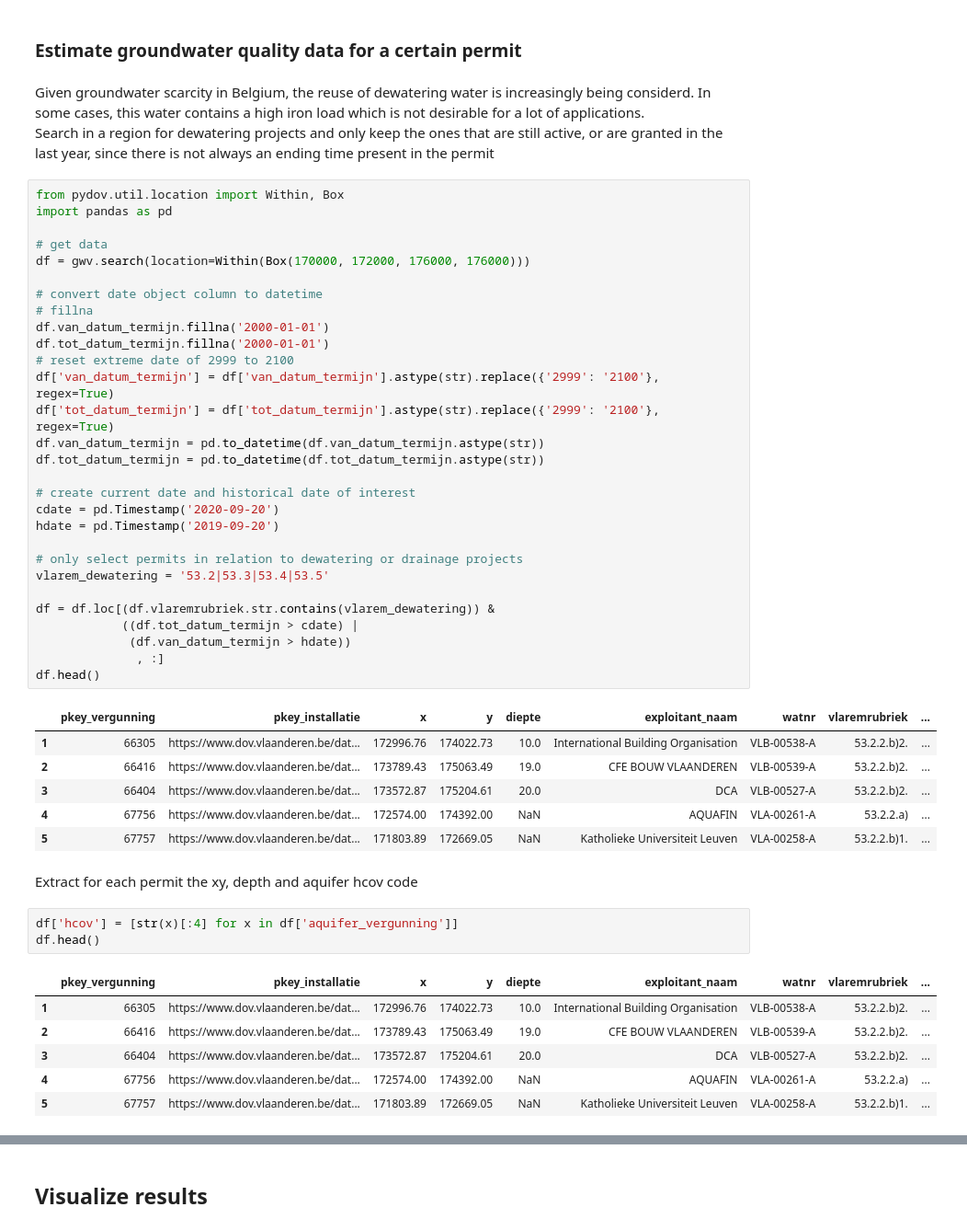
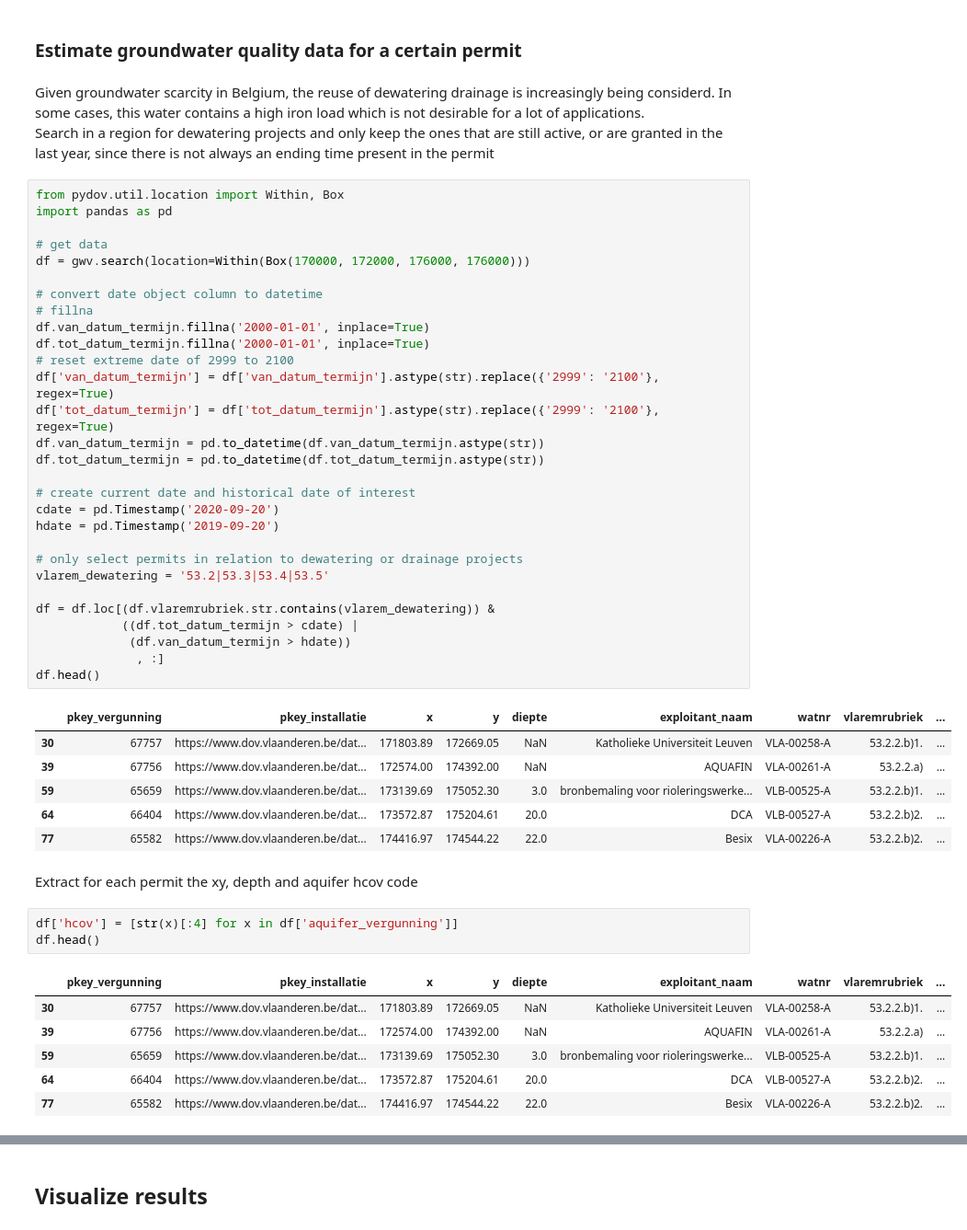
Before and after one commit to DOV-Vlaanderen/pydov, a Jupyter notebook: docs/notebooks/search_gw_permits.ipynb, the cells around one changed output, grey strips where cells are left out. Shown at 92% size. Cells and saved outputs as stored; diff of their text form.

```diff
--- a/docs/notebooks/search_gw_permits.ipynb
+++ b/docs/notebooks/search_gw_permits.ipynb
@@ -219,44 +219,44 @@ df.head()
 # %% [markdown]
 ### Estimate groundwater quality data for a certain permit
 # %% [markdown]
-Given groundwater scarcity in Belgium, the reuse of dewatering water is increasingly being considerd. In some cases, this water contains a high iron load which is not desirable for a lot of applications.
+Given groundwater scarcity in Belgium, the reuse of dewatering drainage is increasingly being considerd. In some cases, this water contains a high iron load which is not desirable for a lot of applications.
 Search in a region for dewatering projects and only keep the ones that are still active, or are granted in the last year, since there is not always an ending time present in the permit
 # %%
 from pydov.util.location import Within, Box
 import pandas as pd
 
 # get data
 df = gwv.search(location=Within(Box(170000, 172000, 176000, 176000)))
 
 # convert date object column to datetime
 # fillna
-df.van_datum_termijn.fillna('2000-01-01')
-df.tot_datum_termijn.fillna('2000-01-01')
+df.van_datum_termijn.fillna('2000-01-01', inplace=True)
+df.tot_datum_termijn.fillna('2000-01-01', inplace=True)
 # reset extreme date of 2999 to 2100
 df['van_datum_termijn'] = df['van_datum_termijn'].astype(str).replace({'2999': '2100'}, regex=True)
 df['tot_datum_termijn'] = df['tot_datum_termijn'].astype(str).replace({'2999': '2100'}, regex=True)
 df.van_datum_termijn = pd.to_datetime(df.van_datum_termijn.astype(str))
 df.tot_datum_termijn = pd.to_datetime(df.tot_datum_termijn.astype(str))
 
 # create current date and historical date of interest
 cdate = pd.Timestamp('2020-09-20')
 hdate = pd.Timestamp('2019-09-20')
 
 # only select permits in relation to dewatering or drainage projects
 vlarem_dewatering = '53.2|53.3|53.4|53.5'
 
 df = df.loc[(df.vlaremrubriek.str.contains(vlarem_dewatering)) &
             ((df.tot_datum_termijn > cdate) |
              (df.van_datum_termijn > hdate))
               , :]
 df.head()
 # %% [output]
 |  | pkey_vergunning | pkey_installatie | x | y | diepte | exploitant_naam | watnr | vlaremrubriek | ... |
-| 1 | 66305 | https://www.dov.vlaanderen.be/dat... | 172996.76 | 174022.73 | 10.0 | International Building Organisation | VLB-00538-A | 53.2.2.b)2. | ... |
-| 2 | 66416 | https://www.dov.vlaanderen.be/dat... | 173789.43 | 175063.49 | 19.0 | CFE BOUW VLAANDEREN | VLB-00539-A | 53.2.2.b)2. | ... |
-| 3 | 66404 | https://www.dov.vlaanderen.be/dat... | 173572.87 | 175204.61 | 20.0 | DCA | VLB-00527-A | 53.2.2.b)2. | ... |
-| 4 | 67756 | https://www.dov.vlaanderen.be/dat... | 172574.00 | 174392.00 | NaN | AQUAFIN | VLA-00261-A | 53.2.2.a) | ... |
-| 5 | 67757 | https://www.dov.vlaanderen.be/dat... | 171803.89 | 172669.05 | NaN | Katholieke Universiteit Leuven | VLA-00258-A | 53.2.2.b)1. | ... |
+| 30 | 67757 | https://www.dov.vlaanderen.be/dat... | 171803.89 | 172669.05 | NaN | Katholieke Universiteit Leuven | VLA-00258-A | 53.2.2.b)1. | ... |
+| 39 | 67756 | https://www.dov.vlaanderen.be/dat... | 172574.00 | 174392.00 | NaN | AQUAFIN | VLA-00261-A | 53.2.2.a) | ... |
+| 59 | 65659 | https://www.dov.vlaanderen.be/dat... | 173139.69 | 175052.30 | 3.0 | bronbemaling voor rioleringswerke... | VLB-00525-A | 53.2.2.b)1. | ... |
+| 64 | 66404 | https://www.dov.vlaanderen.be/dat... | 173572.87 | 175204.61 | 20.0 | DCA | VLB-00527-A | 53.2.2.b)2. | ... |
+| 77 | 65582 | https://www.dov.vlaanderen.be/dat... | 174416.97 | 174544.22 | 22.0 | Besix | VLA-00226-A | 53.2.2.b)2. | ... |
 # %% [markdown]
 Extract for each permit the xy, depth and aquifer hcov code
 # %%
@@ -264,11 +264,11 @@ df['hcov'] = [str(x)[:4] for x in df['aquifer_vergunning']]
 df.head()
 # %% [output]
 |  | pkey_vergunning | pkey_installatie | x | y | diepte | exploitant_naam | watnr | vlaremrubriek | ... |
-| 1 | 66305 | https://www.dov.vlaanderen.be/dat... | 172996.76 | 174022.73 | 10.0 | International Building Organisation | VLB-00538-A | 53.2.2.b)2. | ... |
-| 2 | 66416 | https://www.dov.vlaanderen.be/dat... | 173789.43 | 175063.49 | 19.0 | CFE BOUW VLAANDEREN | VLB-00539-A | 53.2.2.b)2. | ... |
-| 3 | 66404 | https://www.dov.vlaanderen.be/dat... | 173572.87 | 175204.61 | 20.0 | DCA | VLB-00527-A | 53.2.2.b)2. | ... |
-| 4 | 67756 | https://www.dov.vlaanderen.be/dat... | 172574.00 | 174392.00 | NaN | AQUAFIN | VLA-00261-A | 53.2.2.a) | ... |
-| 5 | 67757 | https://www.dov.vlaanderen.be/dat... | 171803.89 | 172669.05 | NaN | Katholieke Universiteit Leuven | VLA-00258-A | 53.2.2.b)1. | ... |
+| 30 | 67757 | https://www.dov.vlaanderen.be/dat... | 171803.89 | 172669.05 | NaN | Katholieke Universiteit Leuven | VLA-00258-A | 53.2.2.b)1. | ... |
+| 39 | 67756 | https://www.dov.vlaanderen.be/dat... | 172574.00 | 174392.00 | NaN | AQUAFIN | VLA-00261-A | 53.2.2.a) | ... |
+| 59 | 65659 | https://www.dov.vlaanderen.be/dat... | 173139.69 | 175052.30 | 3.0 | bronbemaling voor rioleringswerke... | VLB-00525-A | 53.2.2.b)1. | ... |
+| 64 | 66404 | https://www.dov.vlaanderen.be/dat... | 173572.87 | 175204.61 | 20.0 | DCA | VLB-00527-A | 53.2.2.b)2. | ... |
+| 77 | 65582 | https://www.dov.vlaanderen.be/dat... | 174416.97 | 174544.22 | 22.0 | Besix | VLA-00226-A | 53.2.2.b)2. | ... |
 # %%
 from pydov.search.grondwaterfilter import GrondwaterFilterSearch
 from pydov.search.grondwatermonster import GrondwaterMonsterSearch
```
Also changed, not shown: parts of 27 cells of this notebook.
